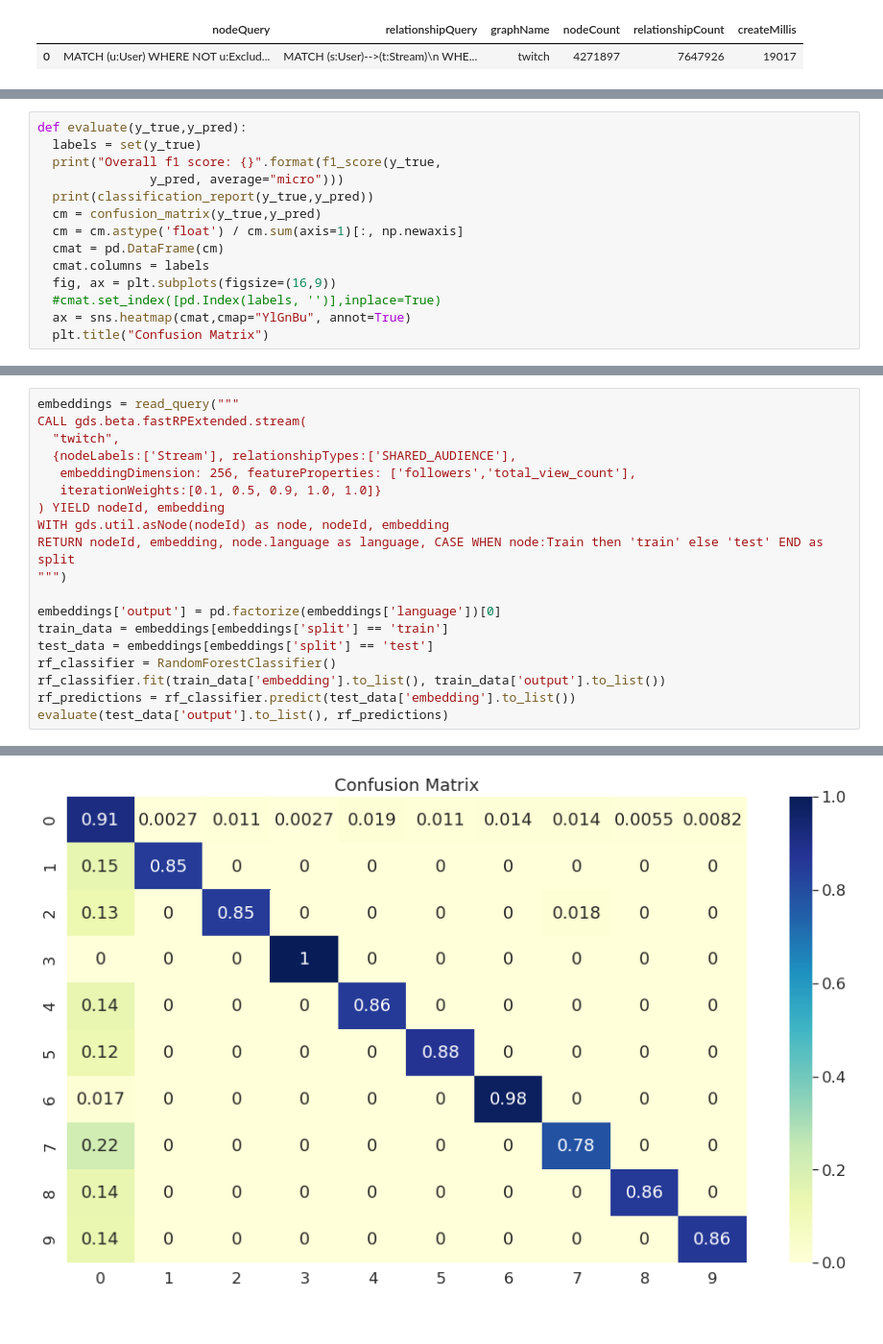
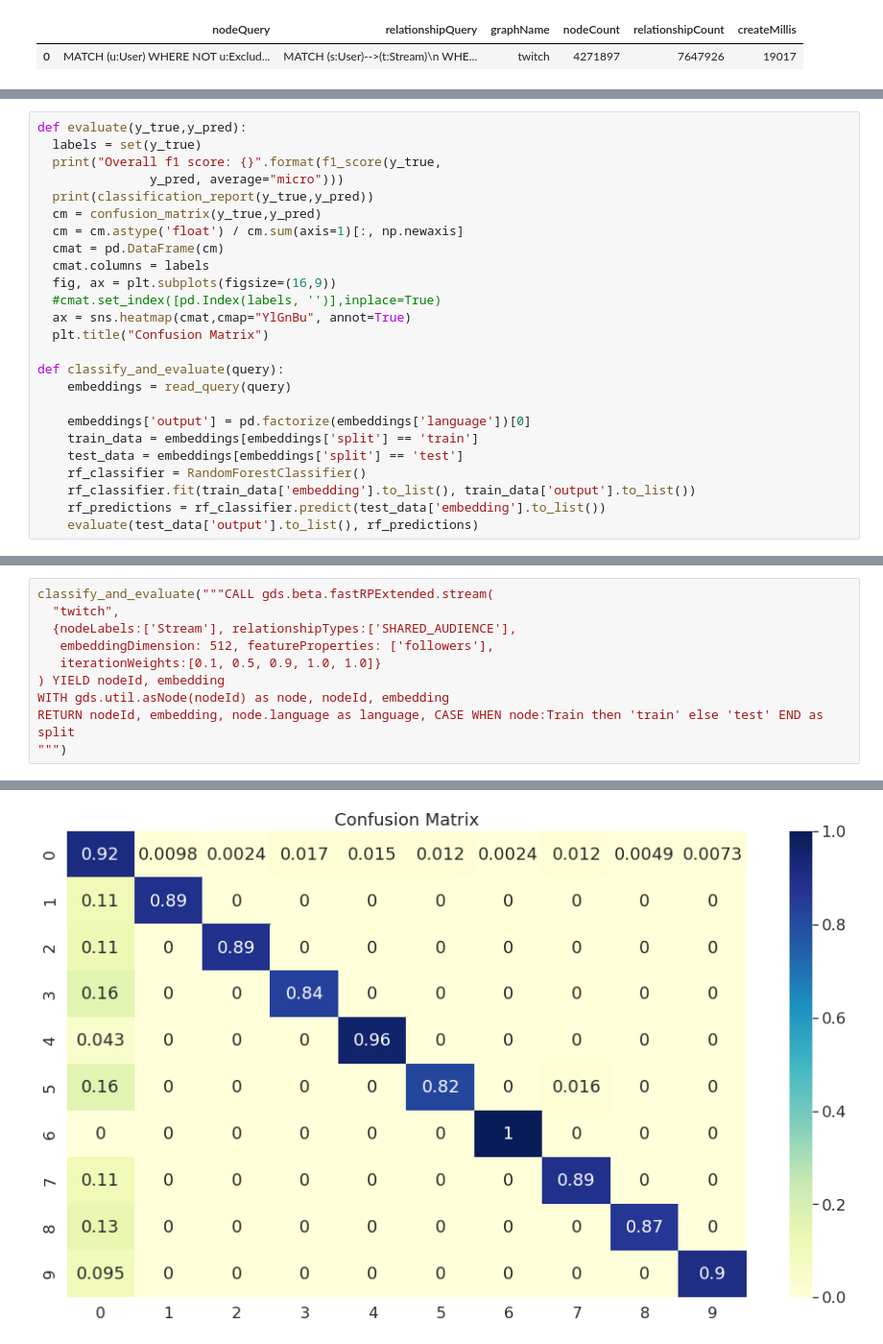
Before and after one commit to tomasonjo/blogs, a Jupyter notebook: twitch_analysis/Twitch classification.ipynb, the cells around one changed output, grey strips where cells are left out. Shown at 96% size. Cells and saved outputs as stored; diff of their text form.

```diff
--- a/twitch_analysis/Twitch classification.ipynb
+++ b/twitch_analysis/Twitch classification.ipynb
@@ -300,3 +291,14 @@ def evaluate(y_true,y_pred):
   #cmat.set_index([pd.Index(labels, '')],inplace=True)
   ax = sns.heatmap(cmat,cmap="YlGnBu", annot=True)
   plt.title("Confusion Matrix")
+
+def classify_and_evaluate(query):
+    embeddings = read_query(query)
+
+    embeddings['output'] = pd.factorize(embeddings['language'])[0]
+    train_data = embeddings[embeddings['split'] == 'train']
+    test_data = embeddings[embeddings['split'] == 'test']
+    rf_classifier = RandomForestClassifier()
+    rf_classifier.fit(train_data['embedding'].to_list(), train_data['output'].to_list())
+    rf_predictions = rf_classifier.predict(test_data['embedding'].to_list())
+    evaluate(test_data['output'].to_list(), rf_predictions)
@@ -413,20 +449,11 @@ weighted avg       0.90      0.90      0.90       734
 # %%
-embeddings = read_query("""
-CALL gds.beta.fastRPExtended.stream(
+classify_and_evaluate("""CALL gds.beta.fastRPExtended.stream(
   "twitch",
   {nodeLabels:['Stream'], relationshipTypes:['SHARED_AUDIENCE'],
-   embeddingDimension: 256, featureProperties: ['followers','total_view_count'],
+   embeddingDimension: 512, featureProperties: ['followers'],
    iterationWeights:[0.1, 0.5, 0.9, 1.0, 1.0]}
 ) YIELD nodeId, embedding
 WITH gds.util.asNode(nodeId) as node, nodeId, embedding
 RETURN nodeId, embedding, node.language as language, CASE WHEN node:Train then 'train' else 'test' END as split
 """)
-
-embeddings['output'] = pd.factorize(embeddings['language'])[0]
-train_data = embeddings[embeddings['split'] == 'train']
-test_data = embeddings[embeddings['split'] == 'test']
-rf_classifier = RandomForestClassifier()
-rf_classifier.fit(train_data['embedding'].to_list(), train_data['output'].to_list())
-rf_predictions = rf_classifier.predict(test_data['embedding'].to_list())
-evaluate(test_data['output'].to_list(), rf_predictions)
 # %% [output]
@@ -450 +477 @@ weighted avg       0.90      0.90      0.90       734
-[figure, old version]
+[figure, new version]
```
Also changed, not shown: parts of 56 cells of this notebook.
